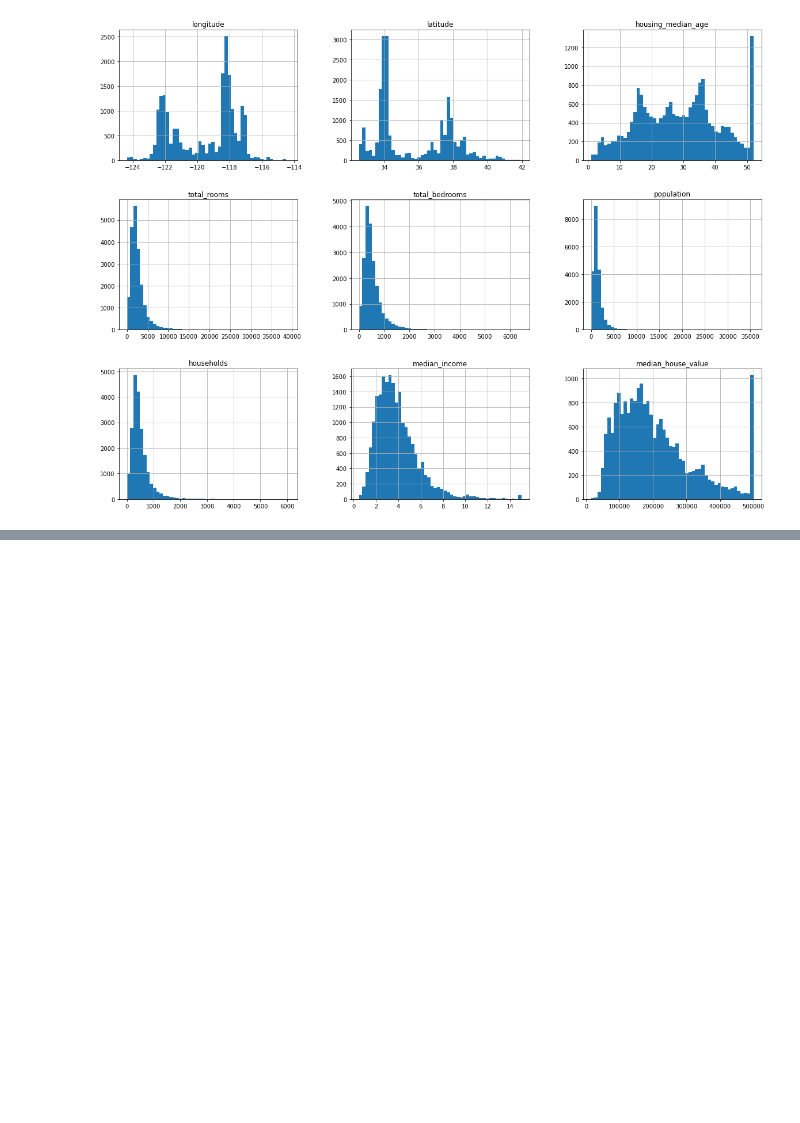
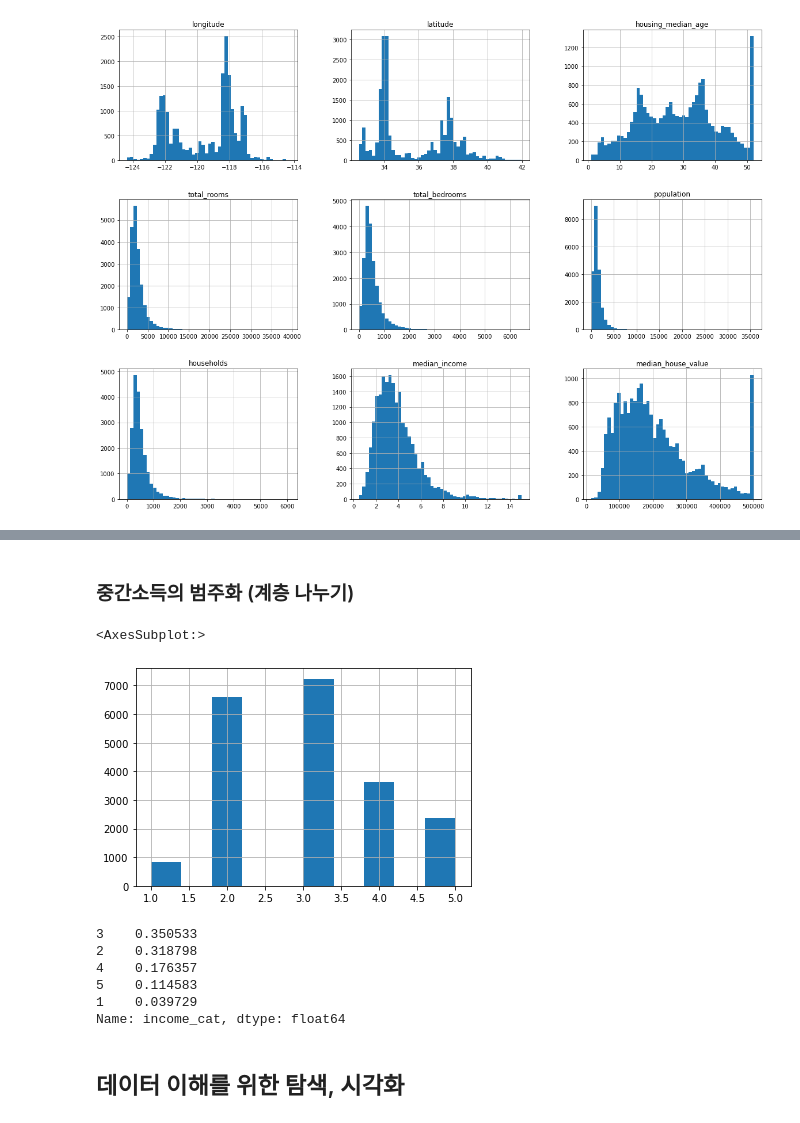
Before and after one commit to OHBEYOUNGHUN/Machine_practice, a Jupyter notebook: hands_on/캘리포니아집값_예측.ipynb, the cells around one changed output, grey strips where cells are left out. Cells and saved outputs as stored; diff of their text form; code cells hidden in the pictures; blank space fills up the shorter version.

```diff
--- a/hands_on/캘리포니아집값_예측.ipynb
+++ b/hands_on/캘리포니아집값_예측.ipynb
@@ -89,0 +129,11 @@ plt.show()
+# %% [markdown]
+### 중간소득의 범주화 (계층 나누기)
+# %%
+housing["income_cat"] = pd.cut(housing["median_income"],
+                              bins = [0., 1.5, 3.0, 4.5, 6., np.inf],
+                              labels = [1,2,3,4,5])
+# %%
+housing["income_cat"].hist()
+# %% [output]
+<AxesSubplot:>
+[figure, added]
@@ -89,0 +149,9 @@ plt.show()
+# %%
+strat_test_set["income_cat"].value_counts()/ len(strat_test_set)
+# %% [output]
+3    0.350533
+2    0.318798
+4    0.176357
+5    0.114583
+1    0.039729
+Name: income_cat, dtype: float64
@@ -89,0 +165,2 @@ plt.show()
+# %% [markdown]
+## 데이터 이해를 위한 탐색, 시각화
```
Also changed, not shown: parts of 30 cells of this notebook.
